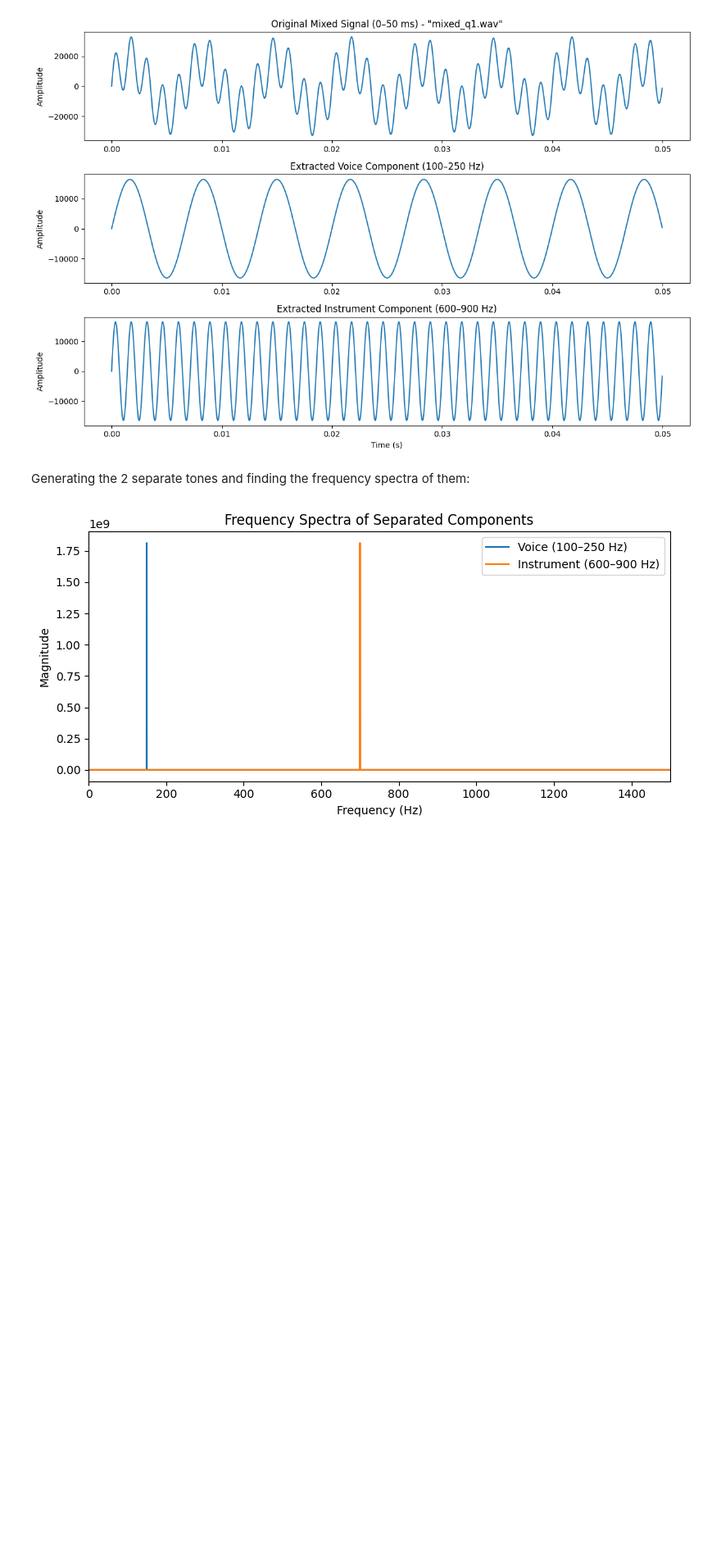
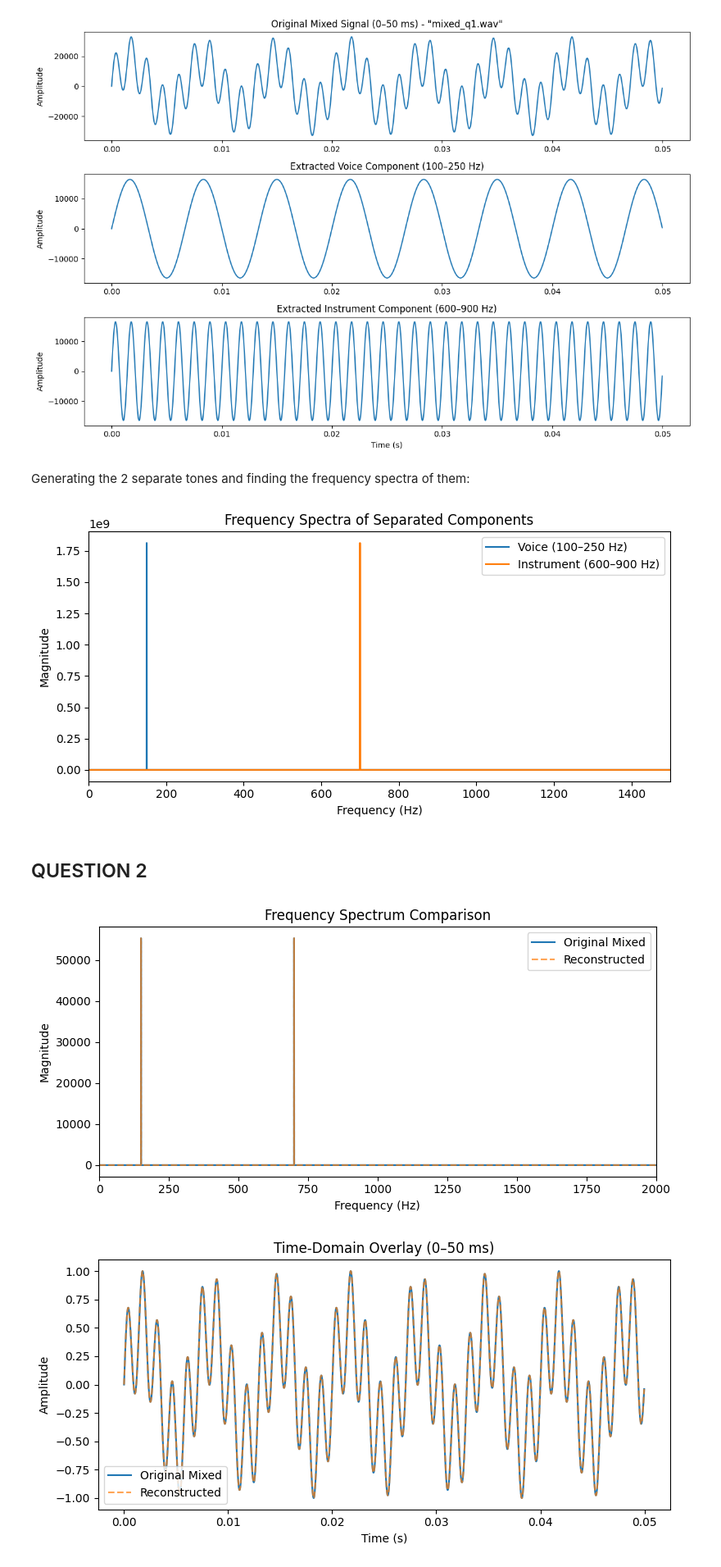
Before and after one commit to itu-itis23-mahmoud21/Signal-Systems_HW2, a Jupyter notebook: solution.ipynb, the cells around one changed output. Shown at 82% size. Cells and saved outputs as stored; diff of their text form; code cells hidden in the pictures; blank space fills up the shorter version.

Commit message:
All codes used in the solution of HW2 of signal and systems class

```diff
--- a/solution.ipynb
+++ b/solution.ipynb
@@ -101,3 +103,65 @@ plt.tight_layout()
 plt.show()
 # %% [output]
 [figure]
+# %% [markdown]
+## QUESTION 2 ##
+# %%
+import numpy as np
+from scipy.io import wavfile
+import matplotlib.pyplot as plt
+
+# 1. Load original mixed and separated signals
+fs_m, mixed = wavfile.read('mixed_q1.wav')
+fs_v, voice = wavfile.read('voice_separated_Q1.wav')
+fs_i, instr = wavfile.read('instrument_separated_Q1.wav')
+
+# 2. Convert to float32 in [-1,1]
+def to_float(sig):
+    if sig.dtype == np.int16:
+        return sig.astype(np.float32) / 32767
+    return sig.astype(np.float32)
+
+mixed_f = to_float(mixed if mixed.ndim == 1 else mixed.mean(axis=1))
+voice_f = to_float(voice if voice.ndim == 1 else voice.mean(axis=1))
+instr_f = to_float(instr if instr.ndim == 1 else instr.mean(axis=1))
+
+# 3. Normalize and reconstruct by overlaying
+combined = voice_f + instr_f
+recon = combined / np.max(np.abs(combined))
+
+# 4. Save reconstructed audio
+wavfile.write('reconstructed_Q2.wav', fs_m, (recon * 32767).astype(np.int16))
+
+# 5. Compute FFT magnitudes
+N = len(mixed_f)
+freq = np.fft.rfftfreq(N, d=1/fs_m)
+M_orig = np.abs(np.fft.rfft(mixed_f))
+M_recon = np.abs(np.fft.rfft(recon))
+
+# 6. Plot frequency spectra comparison
+plt.figure(figsize=(8, 4))
+plt.plot(freq, M_orig, label='Original Mixed')
+plt.plot(freq, M_recon, '--', label='Reconstructed', alpha=0.7)
+plt.xlim(0, 2000)
+plt.xlabel('Frequency (Hz)')
+plt.ylabel('Magnitude')
+plt.title('Frequency Spectrum Comparison')
+plt.legend()
+plt.tight_layout()
+plt.show()
+
+# 7. Plot time-domain overlay (first 50 ms)
+t = np.arange(N) / fs_m
+zoom = int(0.05 * fs_m)
+plt.figure(figsize=(8, 4))
+plt.plot(t[:zoom], mixed_f[:zoom], label='Original Mixed')
+plt.plot(t[:zoom], recon[:zoom], '--', label='Reconstructed', alpha=0.7)
+plt.xlabel('Time (s)')
+plt.ylabel('Amplitude')
+plt.title('Time‐Domain Overlay (0–50 ms)')
+plt.legend()
+plt.tight_layout()
+plt.show()
+# %% [output]
+[figure, added]
+[figure, added]
```
Also changed, not shown: parts of 16 cells of this notebook.
